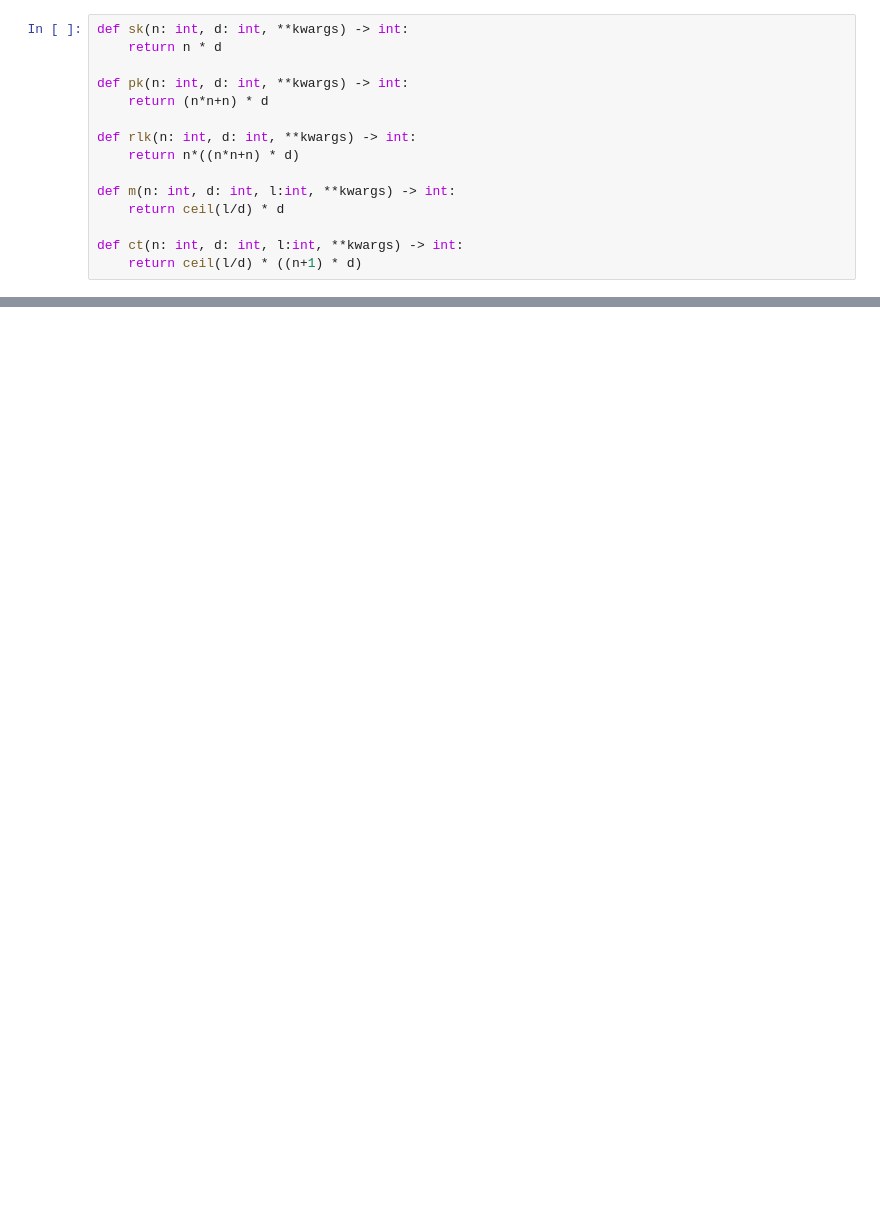
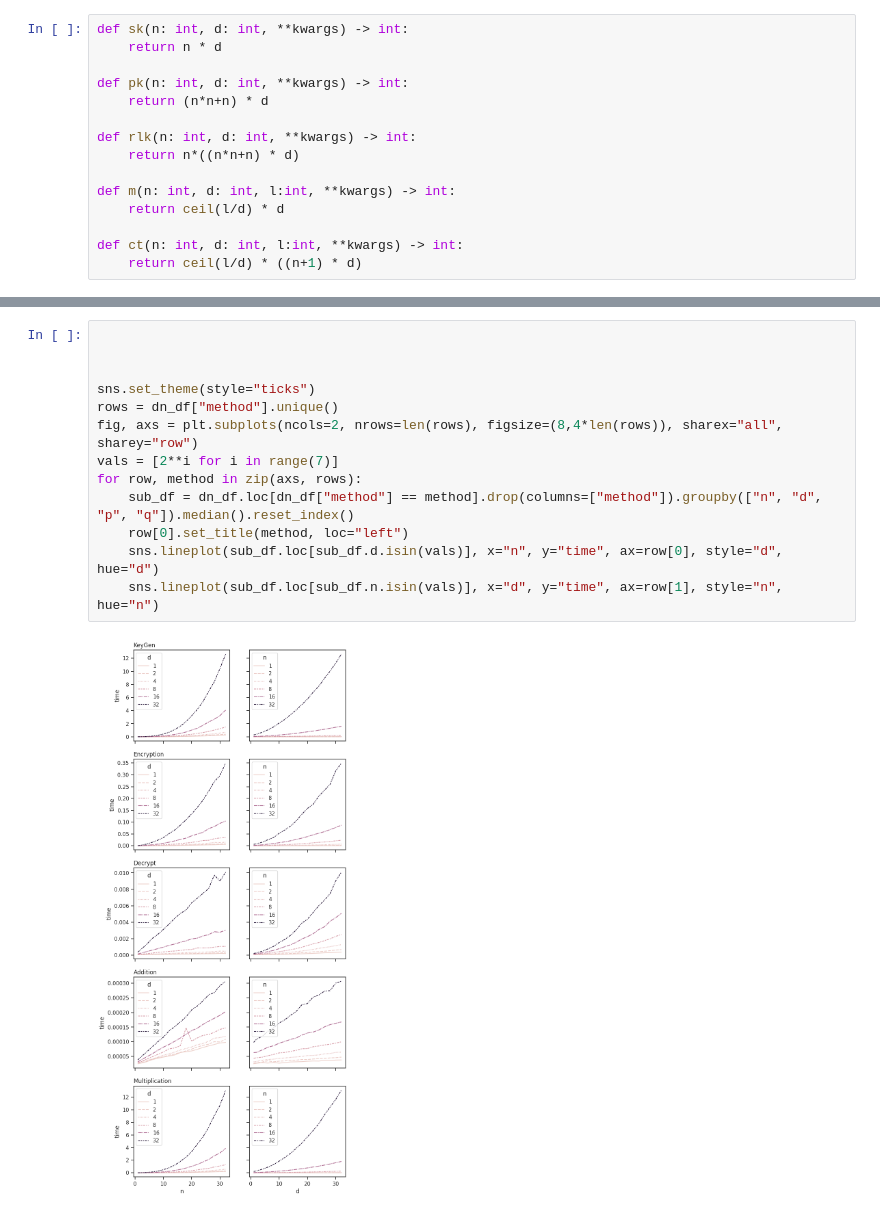
Before and after one commit to PascalStehling/MasterThesis, a Jupyter notebook: Code/Vis.ipynb, the cells around one changed output, grey strips where cells are left out. Drawn from its saved outputs; the diff is of its cells as text; blank space fills up the shorter version.

Commit message:
add full time cost comparison

```diff
--- a/Code/Vis.ipynb
+++ b/Code/Vis.ipynb
@@ -136,0 +215,15 @@ grid.add_legend(title='Poly-Rank d')
+# %%
+
+
+
+sns.set_theme(style="ticks")
+rows = dn_df["method"].unique()
+fig, axs = plt.subplots(ncols=2, nrows=len(rows), figsize=(8,4*len(rows)), sharex="all", sharey="row")
+vals = [2**i for i in range(7)]
+for row, method in zip(axs, rows):
+    sub_df = dn_df.loc[dn_df["method"] == method].drop(columns=["method"]).groupby(["n", "d", "p", "q"]).median().reset_index()
+    row[0].set_title(method, loc="left")
+    sns.lineplot(sub_df.loc[sub_df.d.isin(vals)], x="n", y="time", ax=row[0], style="d", hue="d")
+    sns.lineplot(sub_df.loc[sub_df.n.isin(vals)], x="d", y="time", ax=row[1], style="n", hue="n")
+# %% [output]
+[figure, added]
```
Also changed, not shown: parts of 14 cells of this notebook, 2 other files.
